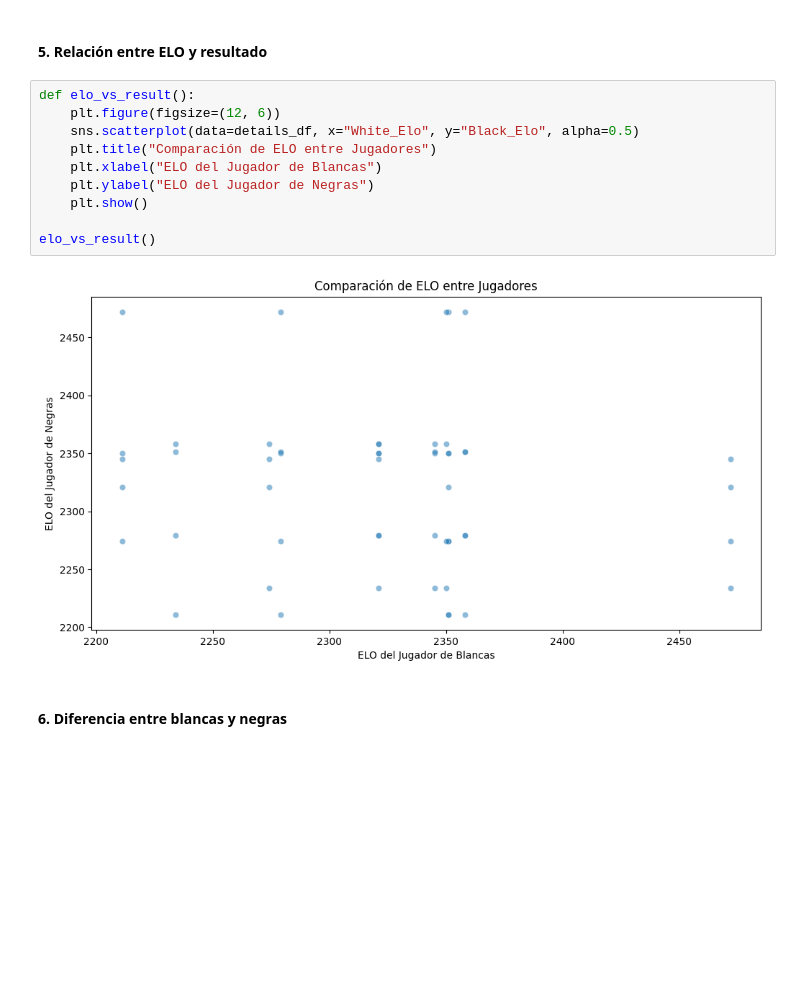
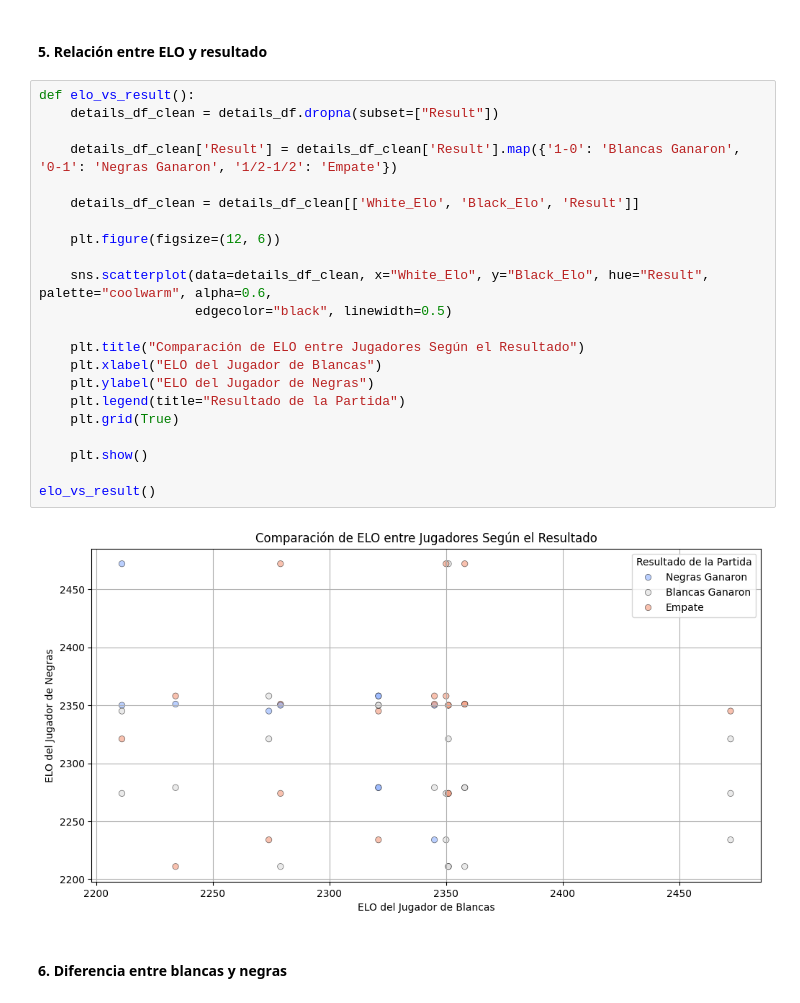
Before and after one commit to lunahernandez/ChessTournamentAnalysis, a Jupyter notebook: notebooks/Analysis.ipynb, the cells around one changed output. Saved outputs shown, nothing was run; the diff lists cells and outputs as text; blank space fills up the shorter version.

Commit message:
graph 6

```diff
--- a/notebooks/Analysis.ipynb
+++ b/notebooks/Analysis.ipynb
@@ -150,15 +181,27 @@ time_impact()
 #### 5. Relación entre ELO y resultado
 # %%
 def elo_vs_result():
+    details_df_clean = details_df.dropna(subset=["Result"])
+
+    details_df_clean['Result'] = details_df_clean['Result'].map({'1-0': 'Blancas Ganaron', '0-1': 'Negras Ganaron', '1/2-1/2': 'Empate'})
+
+    details_df_clean = details_df_clean[['White_Elo', 'Black_Elo', 'Result']]
+
     plt.figure(figsize=(12, 6))
-    sns.scatterplot(data=details_df, x="White_Elo", y="Black_Elo", alpha=0.5)
-    plt.title("Comparación de ELO entre Jugadores")
+
+    sns.scatterplot(data=details_df_clean, x="White_Elo", y="Black_Elo", hue="Result", palette="coolwarm", alpha=0.6,
+                    edgecolor="black", linewidth=0.5)
+
+    plt.title("Comparación de ELO entre Jugadores Según el Resultado")
     plt.xlabel("ELO del Jugador de Blancas")
     plt.ylabel("ELO del Jugador de Negras")
+    plt.legend(title="Resultado de la Partida")
+    plt.grid(True)
+
     plt.show()
 
 elo_vs_result()
 # %% [output]
-[figure, old version]
+[figure, new version]
 # %% [markdown]
 #### 6. Diferencia entre blancas y negras
```
Also changed, not shown: parts of 6 cells of this notebook, 1 other file.
